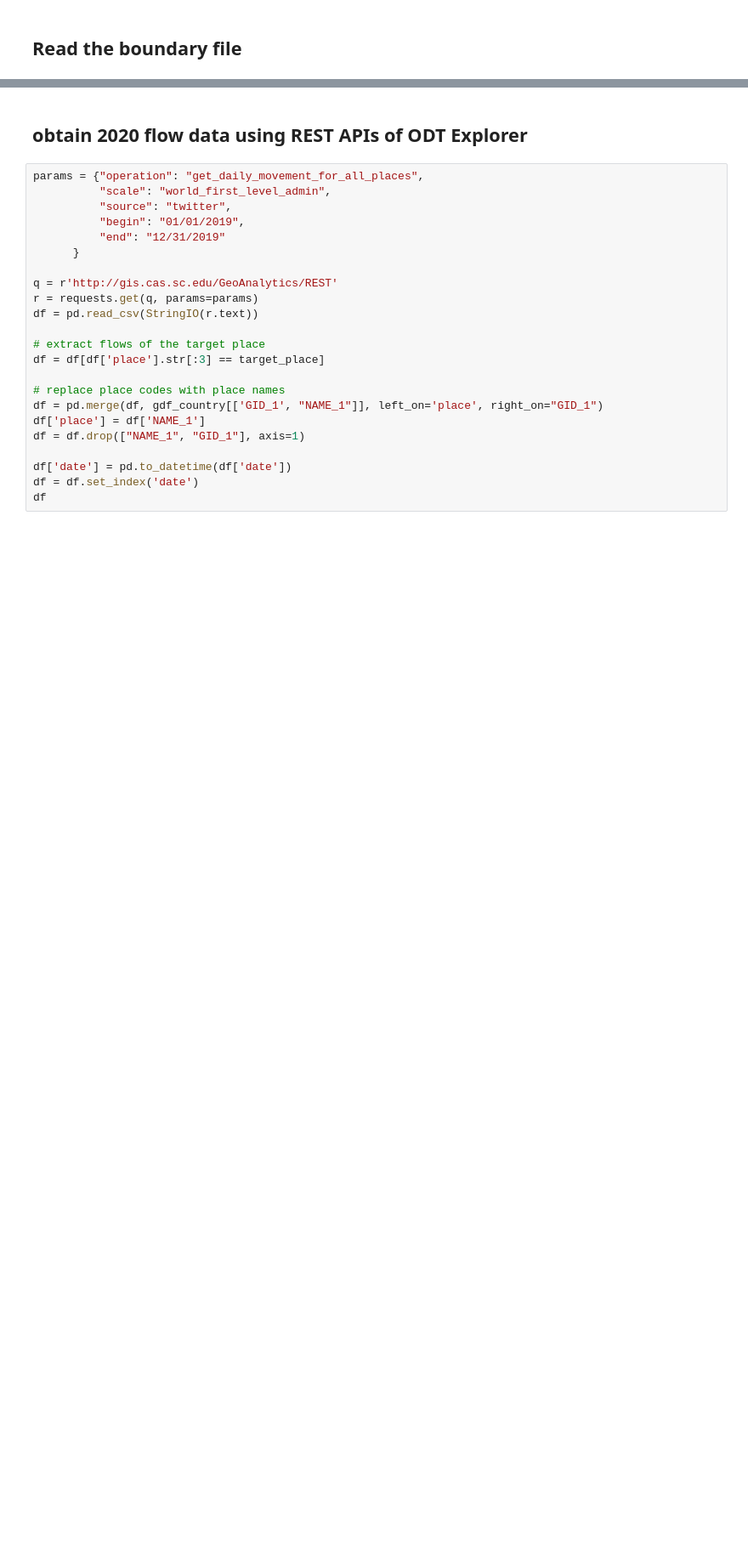
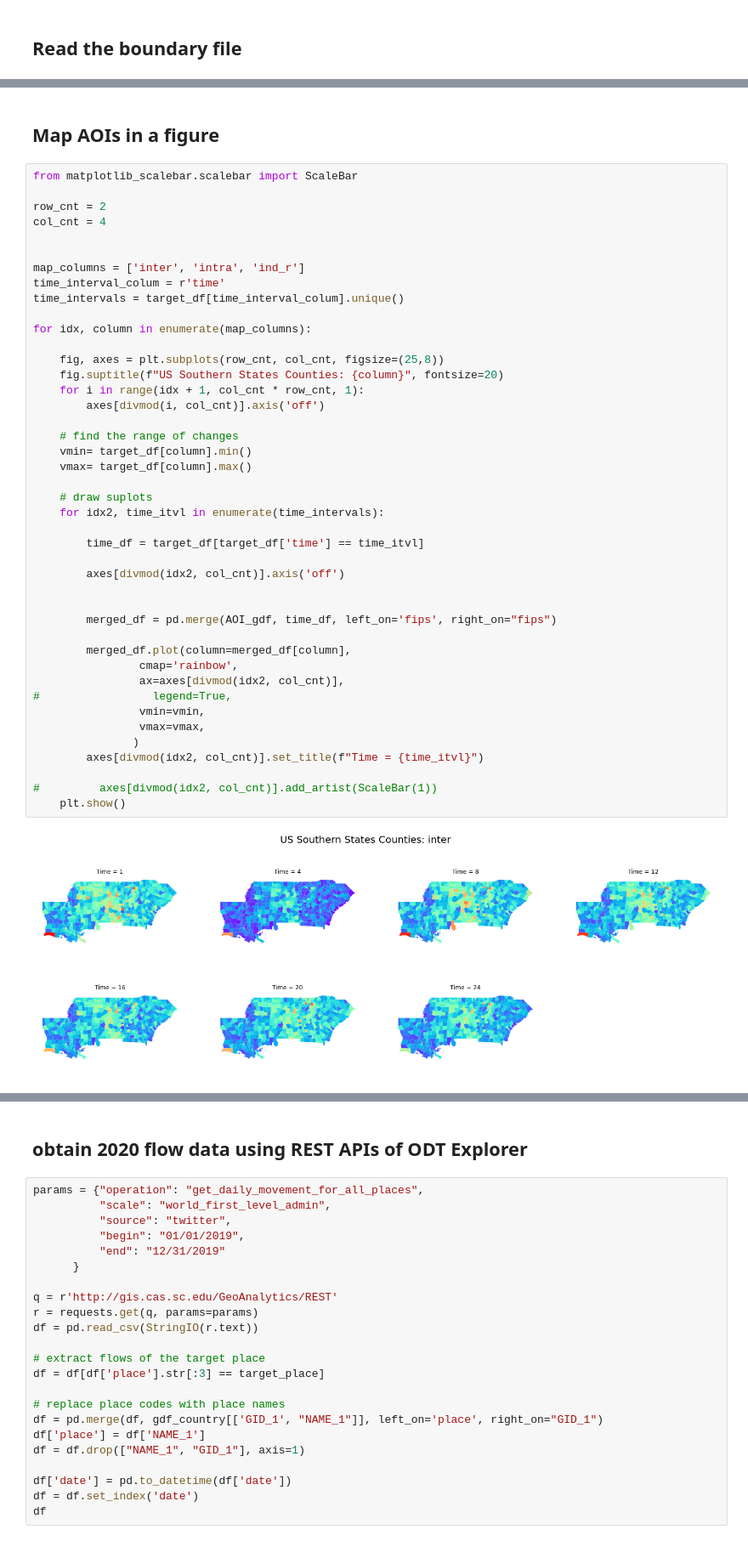
Before and after one commit to gladcolor/region_mapping, a Jupyter notebook: ODT_case_study_France.ipynb, the cells around one changed output, grey strips where cells are left out. Shown at 85% size. Cells and saved outputs as stored; diff of their text form; blank space fills up the shorter version.

```diff
--- a/ODT_case_study_France.ipynb
+++ b/ODT_case_study_France.ipynb
@@ -35,0 +65,47 @@ gdf_country.plot(figsize=(20, 10))
+# %% [markdown]
+## Map AOIs in a figure
+# %%
+from matplotlib_scalebar.scalebar import ScaleBar
+
+row_cnt = 2
+col_cnt = 4
+
+
+map_columns = ['inter', 'intra', 'ind_r']
+time_interval_colum = r'time'
+time_intervals = target_df[time_interval_colum].unique()
+
+for idx, column in enumerate(map_columns):
+
+    fig, axes = plt.subplots(row_cnt, col_cnt, figsize=(25,8))
+    fig.suptitle(f"US Southern States Counties: {column}", fontsize=20)
+    for i in range(idx + 1, col_cnt * row_cnt, 1):
+        axes[divmod(i, col_cnt)].axis('off')
+
+    # find the range of changes
+    vmin= target_df[column].min()
+    vmax= target_df[column].max()
+
+    # draw suplots
+    for idx2, time_itvl in enumerate(time_intervals):
+
+        time_df = target_df[target_df['time'] == time_itvl]
+
+        axes[divmod(idx2, col_cnt)].axis('off')
+
+
+        merged_df = pd.merge(AOI_gdf, time_df, left_on='fips', right_on="fips")
+
+        merged_df.plot(column=merged_df[column],
+                cmap='rainbow',
+                ax=axes[divmod(idx2, col_cnt)],
+#                 legend=True,
+                vmin=vmin,
+                vmax=vmax,
+               )
+        axes[divmod(idx2, col_cnt)].set_title(f"Time = {time_itvl}")
+
+#         axes[divmod(idx2, col_cnt)].add_artist(ScaleBar(1))
+    plt.show()
+# %% [output]
+[figure, added]
```
Also changed, not shown: parts of 12 cells of this notebook.
